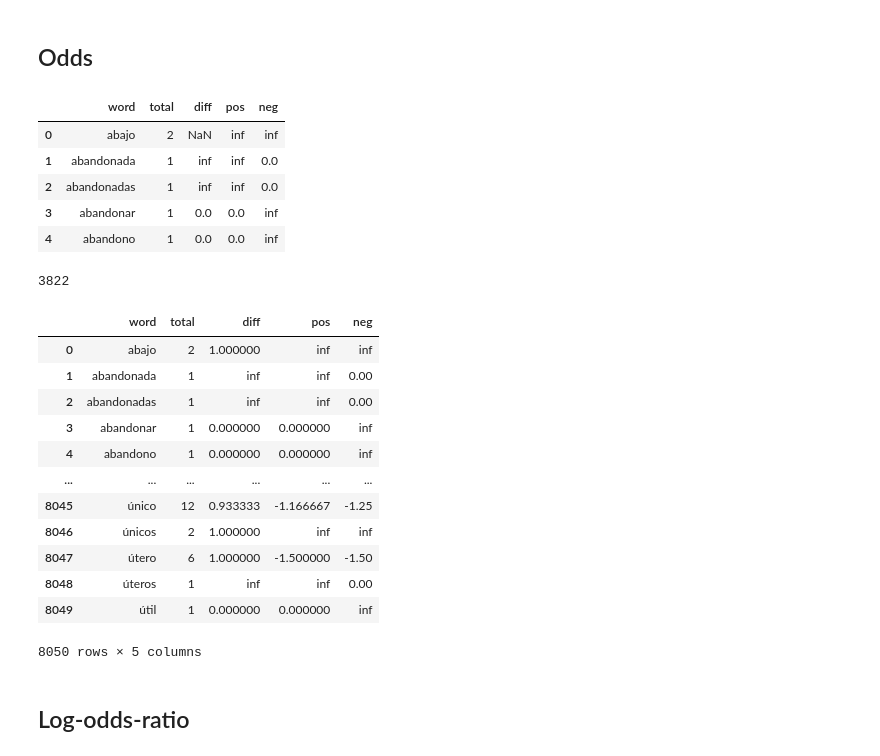
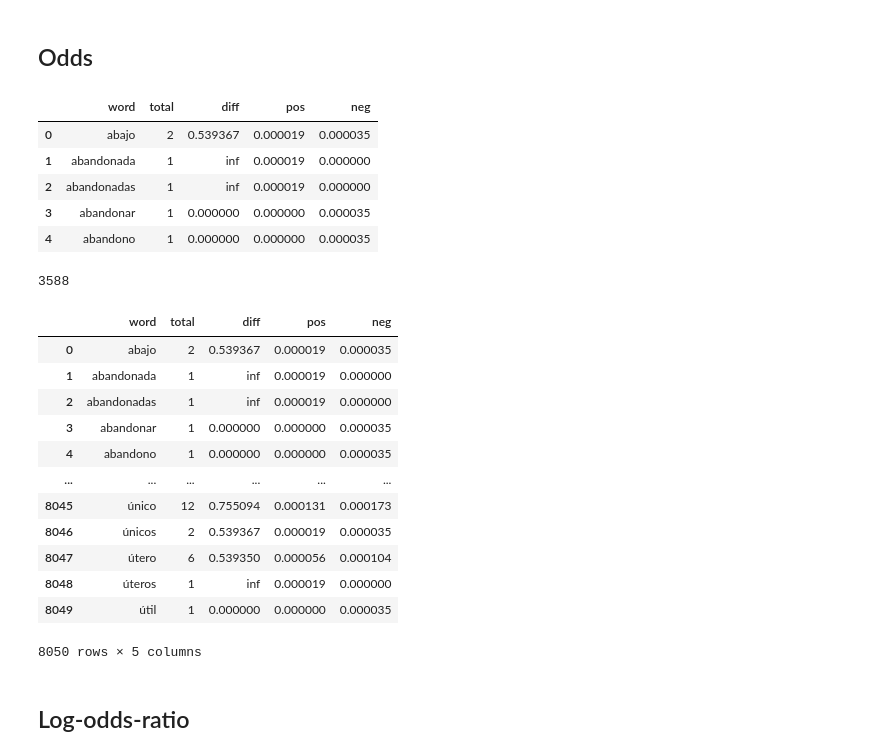
Before and after one commit to macfernandez/eddc-specialization-project, a Jupyter notebook: notebooks/03-methods-statistic.ipynb, the cells around one changed output. Cells and saved outputs as stored; diff of their text form; code cells hidden in the pictures.

```diff
--- a/notebooks/03-methods-statistic.ipynb
+++ b/notebooks/03-methods-statistic.ipynb
@@ -226,32 +211,32 @@ proportions_wo_stw_diff.head()
 # %% [markdown]
 ## Odds
 # %%
-odds_pos = frequencies.loc["positivo"]/(1-frequencies.loc["positivo"])
-odds_neg = frequencies.loc["negativo"]/(1-frequencies.loc["negativo"])
+odds_pos = proportions.loc["positivo"]/(1-proportions.loc["positivo"])
+odds_neg = proportions.loc["negativo"]/(1-proportions.loc["negativo"])
 odds_difference = odds_pos/odds_neg
 odds_diff = (
     pd
     .DataFrame({
         "total": count_total,
         "diff": odds_difference,
         "pos": odds_pos,
         "neg": odds_neg
     })
     .rename_axis("word", axis=0)
     .reset_index()
 )
 odds_diff.head()
 # %% [output]
 |  | word | total | diff | pos | neg |
-| 0 | abajo | 2 | NaN | inf | inf |
-| 1 | abandonada | 1 | inf | inf | 0.0 |
-| 2 | abandonadas | 1 | inf | inf | 0.0 |
-| 3 | abandonar | 1 | 0.0 | 0.0 | inf |
-| 4 | abandono | 1 | 0.0 | 0.0 | inf |
+| 0 | abajo | 2 | 0.539367 | 0.000019 | 0.000035 |
+| 1 | abandonada | 1 | inf | 0.000019 | 0.000000 |
+| 2 | abandonadas | 1 | inf | 0.000019 | 0.000000 |
+| 3 | abandonar | 1 | 0.000000 | 0.000000 | 0.000035 |
+| 4 | abandono | 1 | 0.000000 | 0.000000 | 0.000035 |
 # %%
 odds_diff["diff"].isin([math.inf, -math.inf]).sum()
 # %% [output]
-3822
+3588
 # %%
 def postprocess_odds(row):
     infs = [math.inf, -math.inf]
@@ -267,17 +252,17 @@ odds_diff["diff"] = odds_diff.apply(lambda x: postprocess_odds(x), axis=1)
 odds_diff
 # %% [output]
 |  | word | total | diff | pos | neg |
-| 0 | abajo | 2 | 1.000000 | inf | inf |
-| 1 | abandonada | 1 | inf | inf | 0.00 |
-| 2 | abandonadas | 1 | inf | inf | 0.00 |
-| 3 | abandonar | 1 | 0.000000 | 0.000000 | inf |
-| 4 | abandono | 1 | 0.000000 | 0.000000 | inf |
+| 0 | abajo | 2 | 0.539367 | 0.000019 | 0.000035 |
+| 1 | abandonada | 1 | inf | 0.000019 | 0.000000 |
+| 2 | abandonadas | 1 | inf | 0.000019 | 0.000000 |
+| 3 | abandonar | 1 | 0.000000 | 0.000000 | 0.000035 |
+| 4 | abandono | 1 | 0.000000 | 0.000000 | 0.000035 |
 | ... | ... | ... | ... | ... | ... |
-| 8045 | único | 12 | 0.933333 | -1.166667 | -1.25 |
-| 8046 | únicos | 2 | 1.000000 | inf | inf |
-| 8047 | útero | 6 | 1.000000 | -1.500000 | -1.50 |
-| 8048 | úteros | 1 | inf | inf | 0.00 |
-| 8049 | útil | 1 | 0.000000 | 0.000000 | inf |
+| 8045 | único | 12 | 0.755094 | 0.000131 | 0.000173 |
+| 8046 | únicos | 2 | 0.539367 | 0.000019 | 0.000035 |
+| 8047 | útero | 6 | 0.539350 | 0.000056 | 0.000104 |
+| 8048 | úteros | 1 | inf | 0.000019 | 0.000000 |
+| 8049 | útil | 1 | 0.000000 | 0.000000 | 0.000035 |
 8050 rows × 5 columns
 # %% [markdown]
 ## Log-odds-ratio
```
Also changed, not shown: parts of 9 cells of this notebook.
